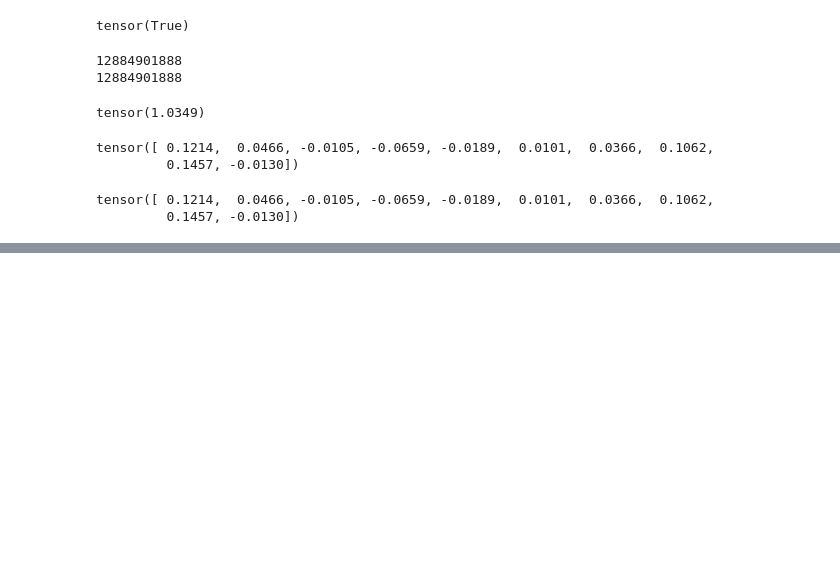
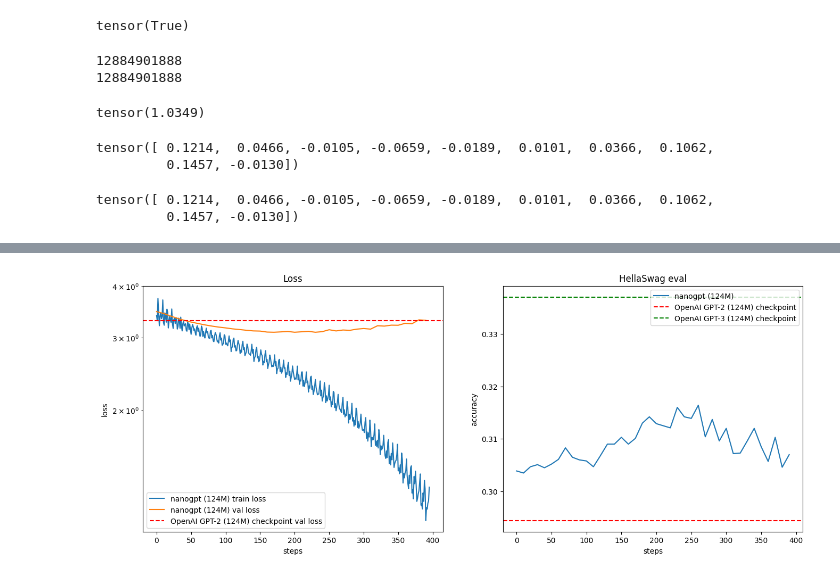
Before and after one commit to tugonbob/gpt-nano, a Jupyter notebook: play.ipynb, the cells around one changed output, grey strips where cells are left out. Drawn from its saved outputs; the diff is of its cells as text; code cells hidden in the pictures; blank space fills up the shorter version.

```diff
--- a/play.ipynb
+++ b/play.ipynb
@@ -256,7 +256,7 @@ hella3_baseline = { # HellaSwag for GPT-3
 }[sz]
 
 # load the log file
-with open("log/civil_logs.txt", "r") as f:
+with open("log/civil_finetune_v3_logs.txt", "r") as f:
     lines = f.readlines()
 
 # parse the individual lines, group by stream (train,val,hella)
@@ -317,0 +320 @@ KeyError: '350M'
+[figure, added]
```
Also changed, not shown: parts of 1 cell of this notebook, 2 other files.
